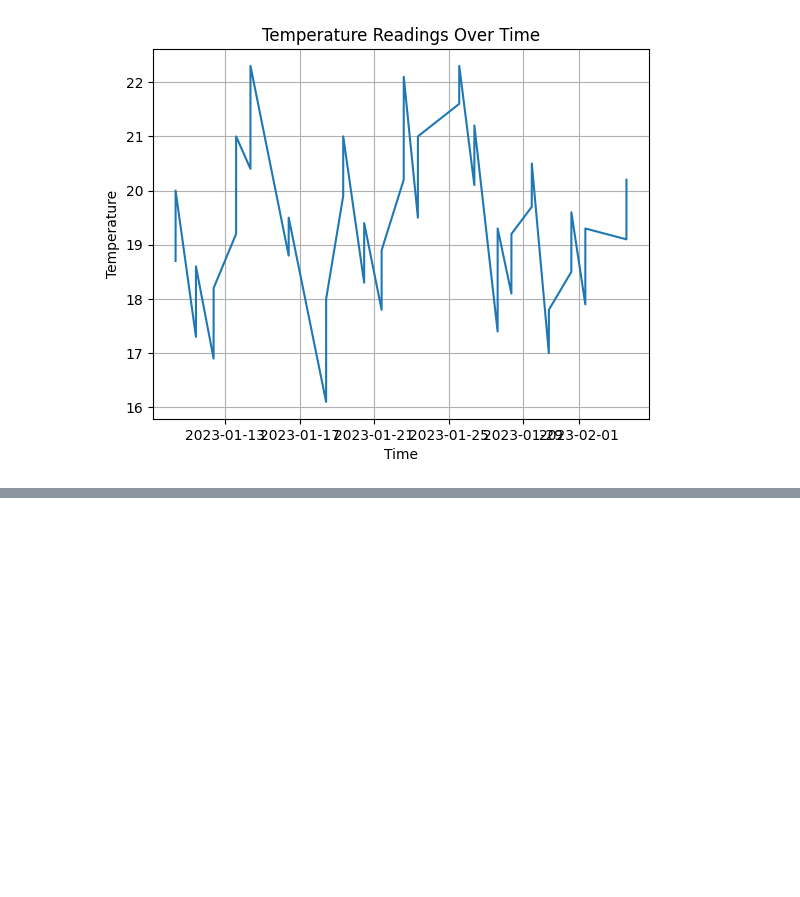
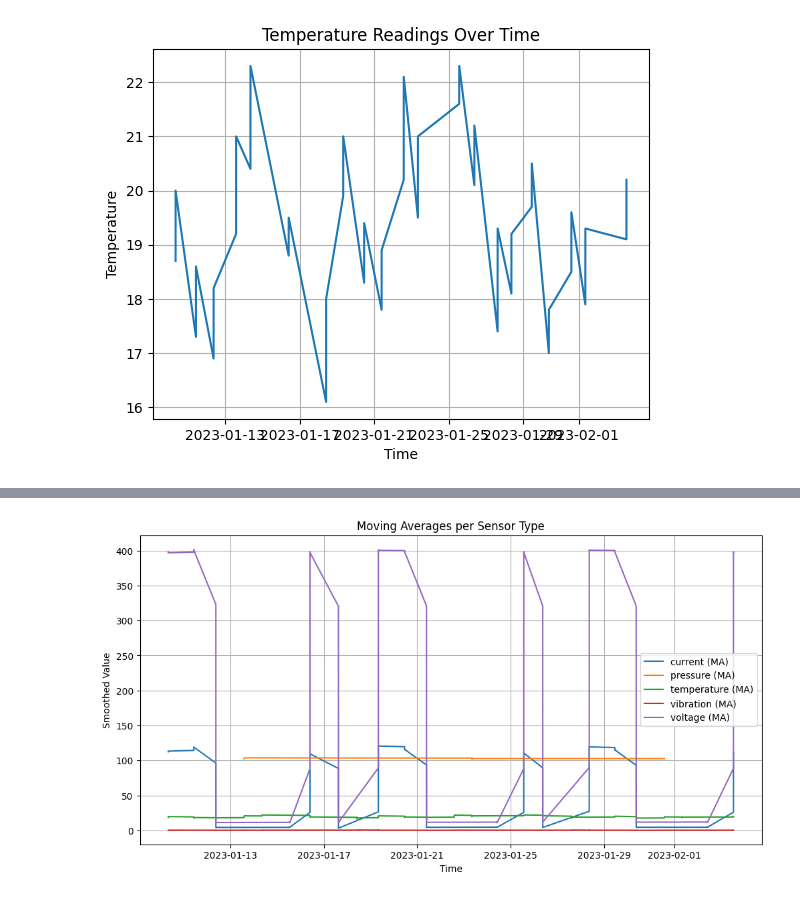
Before and after one commit to montahabouezzed-sys/process-data-sql-lab, a Jupyter notebook: notebooks/analysis.ipynb, the cells around one changed output, grey strips where cells are left out. Drawn from its saved outputs; the diff is of its cells as text; code cells hidden in the pictures; blank space fills up the shorter version.

```diff
--- a/notebooks/analysis.ipynb
+++ b/notebooks/analysis.ipynb
@@ -80,0 +104,22 @@ plt.show()
+# %%
+#  computing moving averages, for each sensor type
+import pandas as pd
+
+df_ma = df.copy()
+df_ma["moving_avg"] = df_ma.groupby("sensor_type")["value"].transform(
+    lambda x: x.rolling(window=5, min_periods=1).mean()
+)
+
+plt.figure(figsize=(12,6))
+
+for sensor, group in df_ma.groupby("sensor_type"):
+    plt.plot(group["timestamp"], group["moving_avg"], label=f"{sensor} (MA)")
+
+plt.title("Moving Averages per Sensor Type")
+plt.xlabel("Time")
+plt.ylabel("Smoothed Value")
+plt.legend()
+plt.grid(True)
+plt.show()
+# %% [output]
+[figure, added]
```
Also changed, not shown: parts of 10 cells of this notebook.
